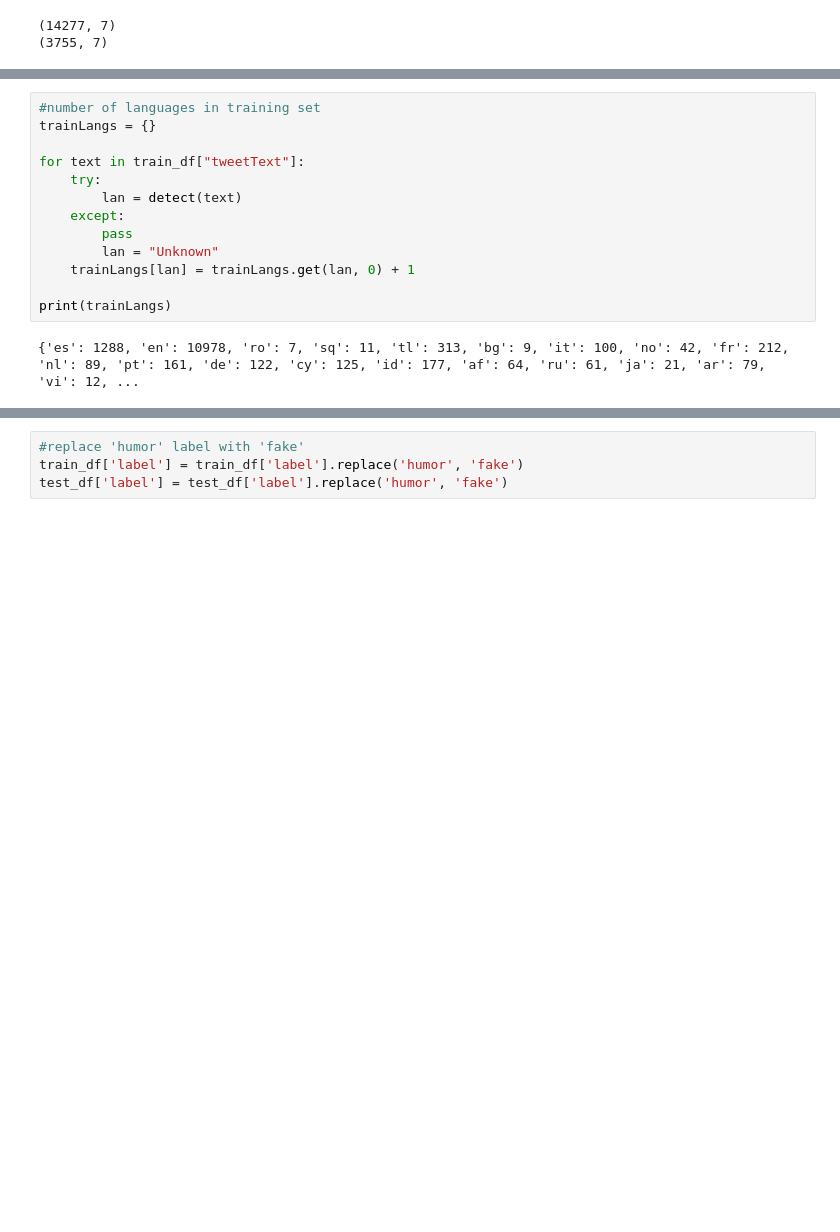
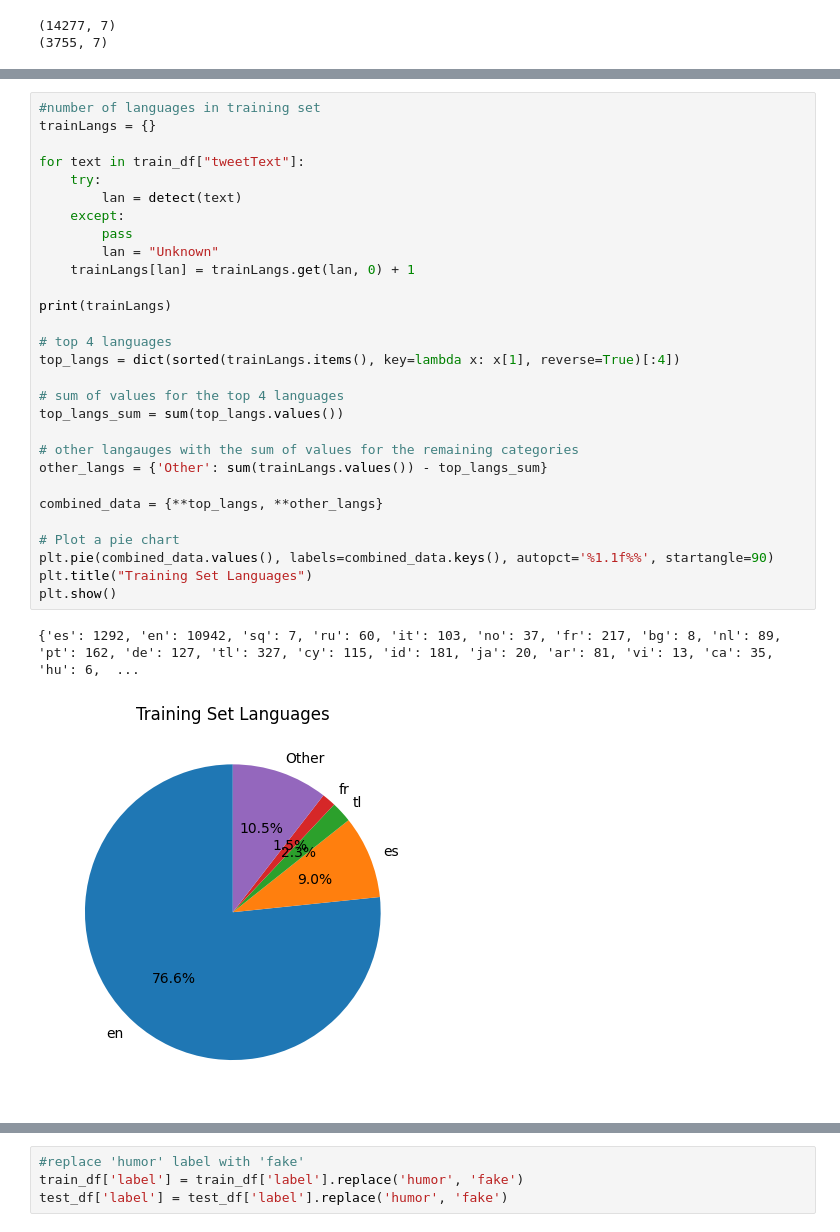
Before and after one commit to tee1g21/Machine-Learning-Technologies-Coursework, a Jupyter notebook: mediaEval.ipynb, the cells around one changed output, grey strips where cells are left out. Drawn from its saved outputs; the diff is of its cells as text; blank space fills up the shorter version.

```diff
--- a/mediaEval.ipynb
+++ b/mediaEval.ipynb
@@ -132,18 +143,35 @@ Name: tweetText, dtype: object
 # %%
 #number of languages in training set
 trainLangs = {}
 
 for text in train_df["tweetText"]:
     try:
         lan = detect(text)
     except:
         pass
         lan = "Unknown"
     trainLangs[lan] = trainLangs.get(lan, 0) + 1
 
 print(trainLangs)
+
+# top 4 languages
+top_langs = dict(sorted(trainLangs.items(), key=lambda x: x[1], reverse=True)[:4])
+
+# sum of values for the top 4 languages
+top_langs_sum = sum(top_langs.values())
+
+# other langauges with the sum of values for the remaining categories
+other_langs = {'Other': sum(trainLangs.values()) - top_langs_sum}
+
+combined_data = {**top_langs, **other_langs}
+
+# Plot a pie chart
+plt.pie(combined_data.values(), labels=combined_data.keys(), autopct='%1.1f%%', startangle=90)
+plt.title("Training Set Languages")
+plt.show()
 # %% [output]
-{'es': 1288, 'en': 10978, 'ro': 7, 'sq': 11, 'tl': 313, 'bg': 9, 'it': 100, 'no': 42, 'fr': 212, 'nl': 89, 'pt': 161, 'de': 122, 'cy': 125, 'id': 177, 'af': 64, 'ru': 61, 'ja': 21, 'ar': 79, 'vi': 12, ...
+{'es': 1292, 'en': 10942, 'sq': 7, 'ru': 60, 'it': 103, 'no': 37, 'fr': 217, 'bg': 8, 'nl': 89, 'pt': 162, 'de': 127, 'tl': 327, 'cy': 115, 'id': 181, 'ja': 20, 'ar': 81, 'vi': 13, 'ca': 35, 'hu': 6,  ...
+[figure, added]
 # %%
 #number of languages in test set
 testLangs = {}
```
Also changed, not shown: parts of 13 cells of this notebook.
